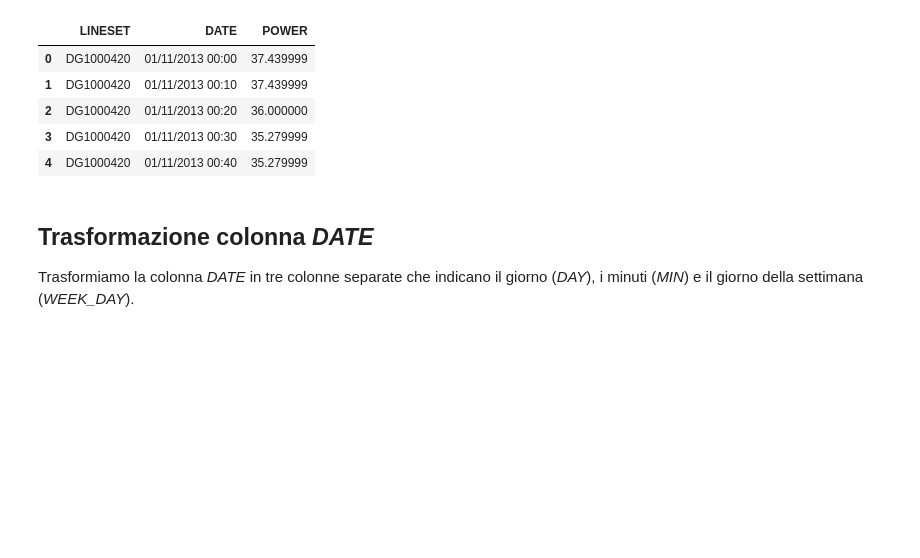
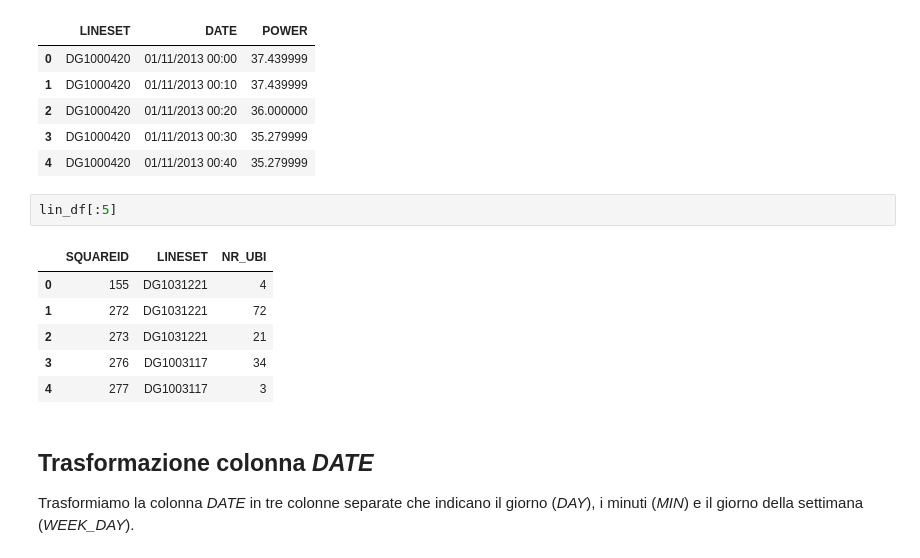
Before and after one commit to MarcoFava/Lavandini, a Jupyter notebook: EDA.ipynb, the cells around one changed output. Cells and saved outputs as stored; diff of their text form; blank space fills up the shorter version.

```diff
--- a/EDA.ipynb
+++ b/EDA.ipynb
@@ -47,6 +47,15 @@ set_df[:5]
 | 2 | DG1000420 | 01/11/2013 00:20 | 36.000000 |
 | 3 | DG1000420 | 01/11/2013 00:30 | 35.279999 |
 | 4 | DG1000420 | 01/11/2013 00:40 | 35.279999 |
+# %%
+lin_df[:5]
+# %% [output]
+|  | SQUAREID | LINESET | NR_UBI |
+| 0 | 155 | DG1031221 | 4 |
+| 1 | 272 | DG1031221 | 72 |
+| 2 | 273 | DG1031221 | 21 |
+| 3 | 276 | DG1003117 | 34 |
+| 4 | 277 | DG1003117 | 3 |
 # %% [markdown]
 ## Trasformazione colonna *DATE*
 Trasformiamo la colonna *DATE* in tre colonne separate che indicano il giorno (*DAY*), i minuti (*MIN*) e il giorno della settimana (*WEEK_DAY*).
```
Also changed, not shown: parts of 3 cells of this notebook.
